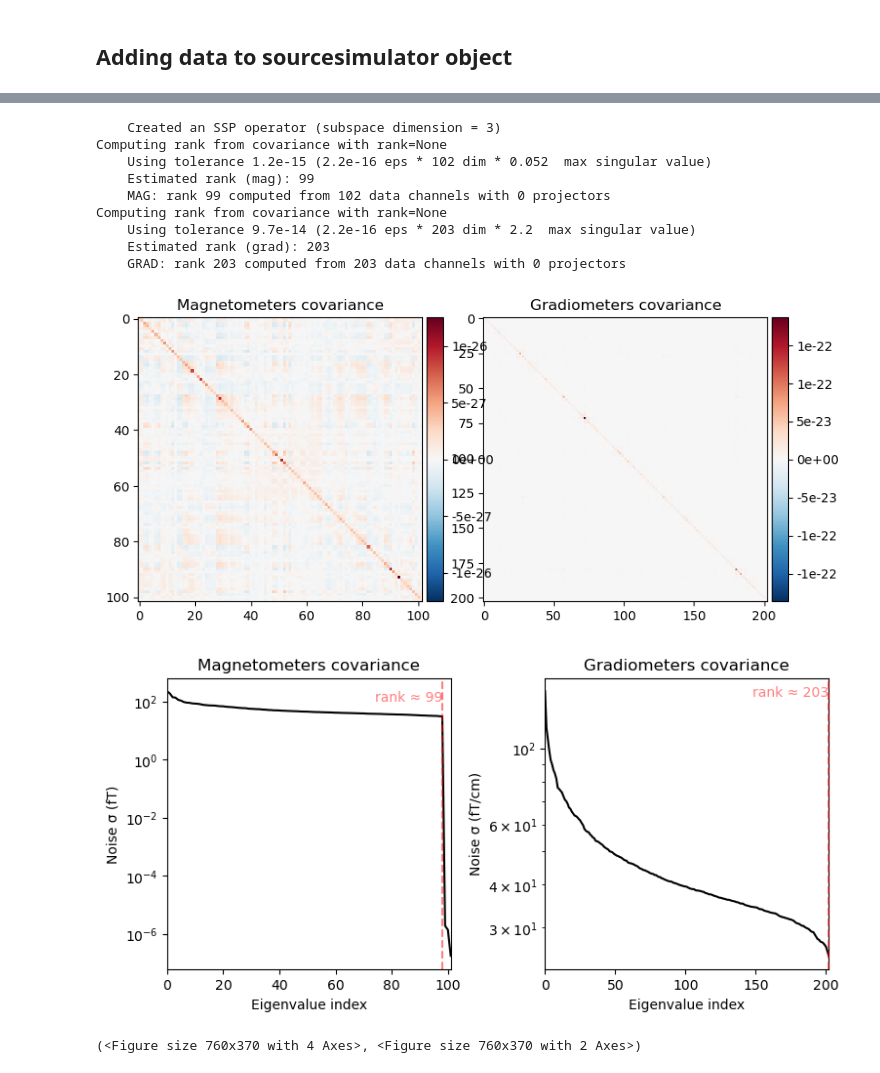
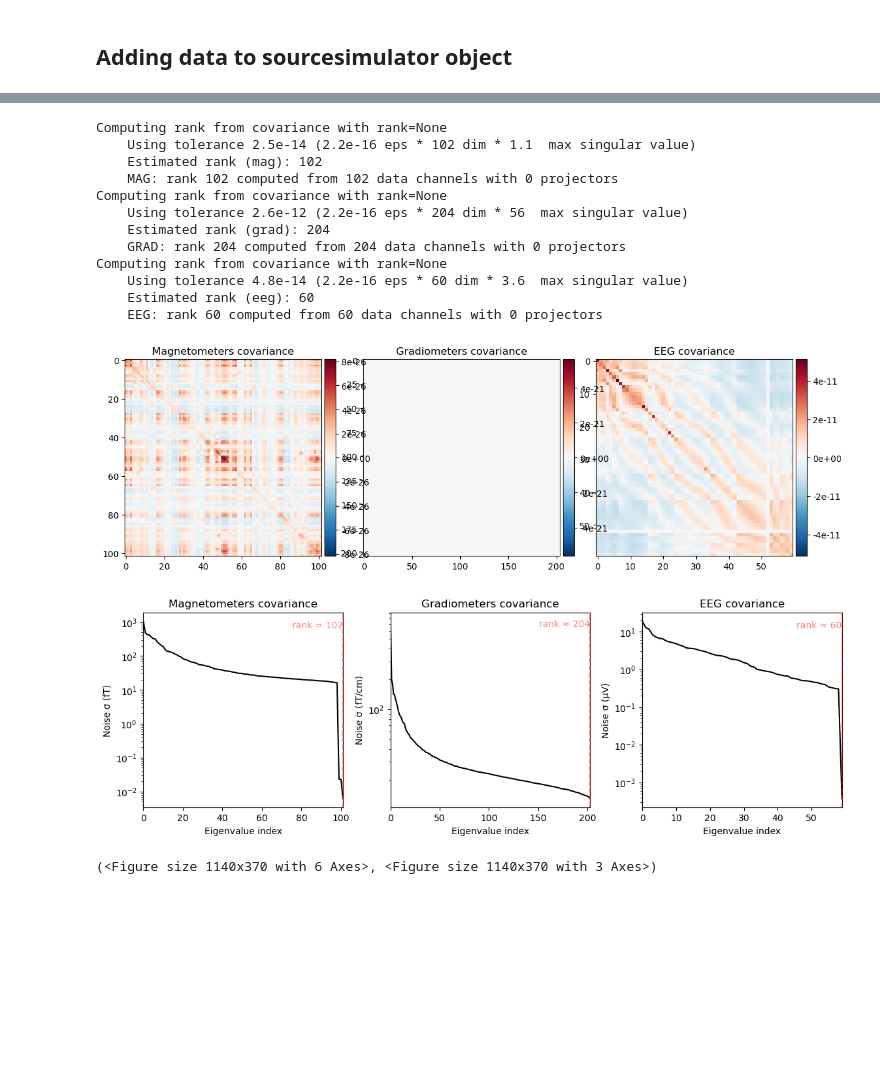
Before and after one commit to obVdo/simulation_src_reco, a Jupyter notebook: simulated_with_sourcesimulator.ipynb, the cells around one changed output, grey strips where cells are left out. Cells and saved outputs as stored; diff of their text form; code cells hidden in the pictures; blank space fills up the shorter version.

```diff
--- a/simulated_with_sourcesimulator.ipynb
+++ b/simulated_with_sourcesimulator.ipynb
@@ -25,8 +26,8 @@ meg_path = data_path / "MEG" / "sample"
 raw_fname = meg_path / "sample_audvis_raw.fif"
 fwd_fname = meg_path / "sample_audvis-meg-eeg-oct-6-fwd.fif"
 subjects_dir = data_path / "subjects"
-raw = mne.io.read_raw_fif(raw_fname).pick(["meg","stim"])
-# noise_cov=mne.read_cov(meg_path / "sample_audvis-cov.fif")
+raw = mne.io.read_raw_fif(raw_fname)
+noise_cov=mne.read_cov(meg_path / "sample_audvis-cov.fif")
 subject = "sample"
 annot = "aparc.a2009s"
 sfreq =raw.info["sfreq"]
@@ -51,10 +52,3 @@ Reading forward solution from /home/hp/mne_data/MNE-sample-data/MEG/sample/sampl
     Read EEG forward solution (7498 sources, 60 channels, free orientations)
     Forward solutions combined: MEG, EEG
     Source spaces transformed to the forward solution coordinate frame
-# %%
-data_path = sample.data_path()
-raw_empty_room_fname = data_path / "MEG" / "sample" / "ernoise_raw.fif"
-raw_empty_room = mne.io.read_raw_fif(raw_empty_room_fname)
-noise_cov = mne.compute_raw_covariance(raw_empty_room, tmin=0, tmax=None)
-noise_cov.plot(raw_empty_room.info, proj=True)
-#noise_cov_baseline.plot(epochs.info, proj=True)
@@ -396,15 +399,18 @@ Creating the depth weighting matrix...
 # %%
-cov.plot(raw_empty_room.info, proj=True)
+cov.plot(raw.info)
 # %% [output]
-    Created an SSP operator (subspace dimension = 3)
 Computing rank from covariance with rank=None
-    Using tolerance 1.2e-15 (2.2e-16 eps * 102 dim * 0.052  max singular value)
-    Estimated rank (mag): 99
-    MAG: rank 99 computed from 102 data channels with 0 projectors
+    Using tolerance 2.5e-14 (2.2e-16 eps * 102 dim * 1.1  max singular value)
+    Estimated rank (mag): 102
+    MAG: rank 102 computed from 102 data channels with 0 projectors
 Computing rank from covariance with rank=None
-    Using tolerance 9.7e-14 (2.2e-16 eps * 203 dim * 2.2  max singular value)
-    Estimated rank (grad): 203
-    GRAD: rank 203 computed from 203 data channels with 0 projectors
+    Using tolerance 2.6e-12 (2.2e-16 eps * 204 dim * 56  max singular value)
+    Estimated rank (grad): 204
+    GRAD: rank 204 computed from 204 data channels with 0 projectors
+Computing rank from covariance with rank=None
+    Using tolerance 4.8e-14 (2.2e-16 eps * 60 dim * 3.6  max singular value)
+    Estimated rank (eeg): 60
+    EEG: rank 60 computed from 60 data channels with 0 projectors
-[figure, old version]
+[figure, new version]
-[figure, old version]
+[figure, new version]
-(<Figure size 760x370 with 4 Axes>, <Figure size 760x370 with 2 Axes>)
+(<Figure size 1140x370 with 6 Axes>, <Figure size 1140x370 with 3 Axes>)
```
Also changed, not shown: parts of 55 cells of this notebook.
